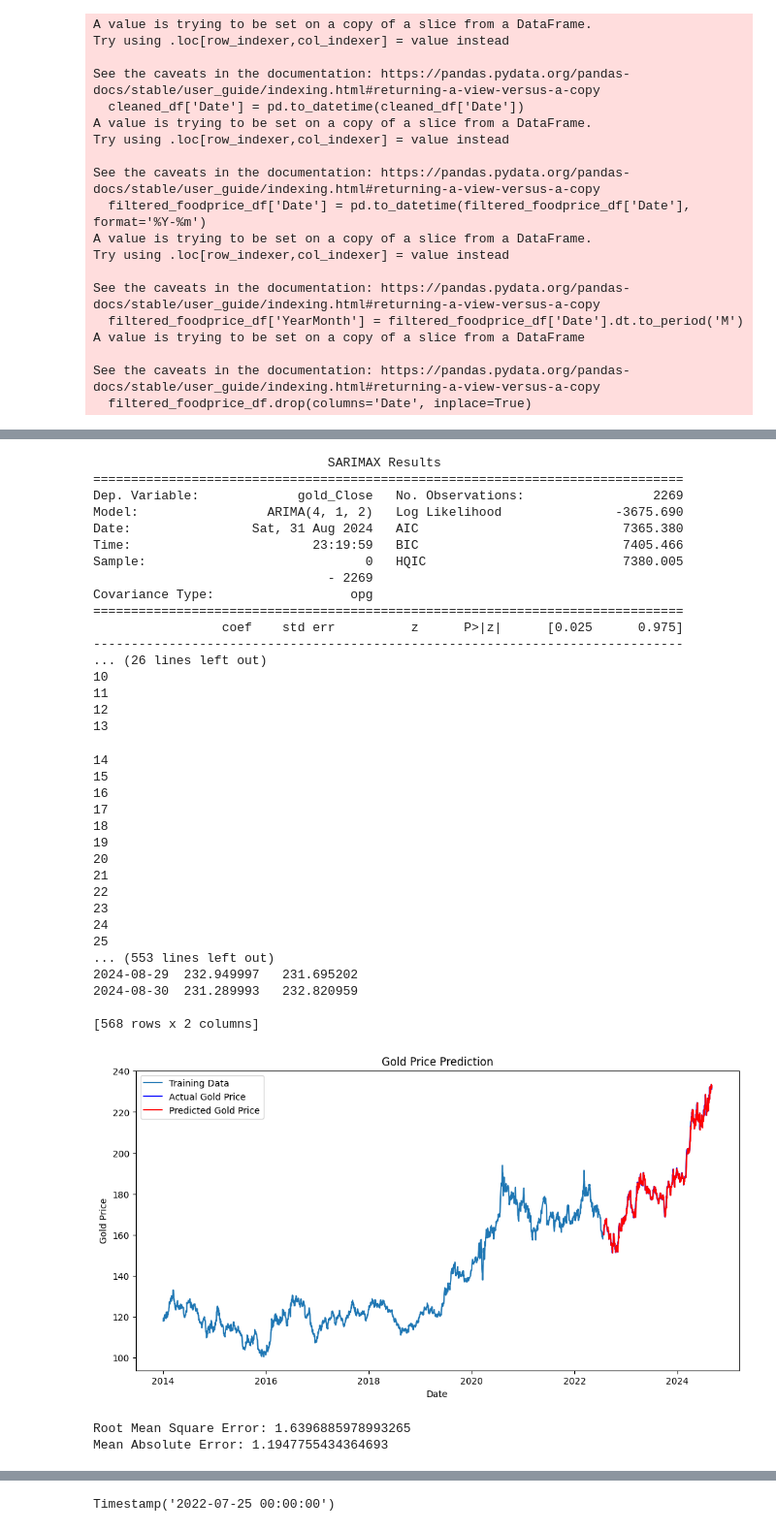
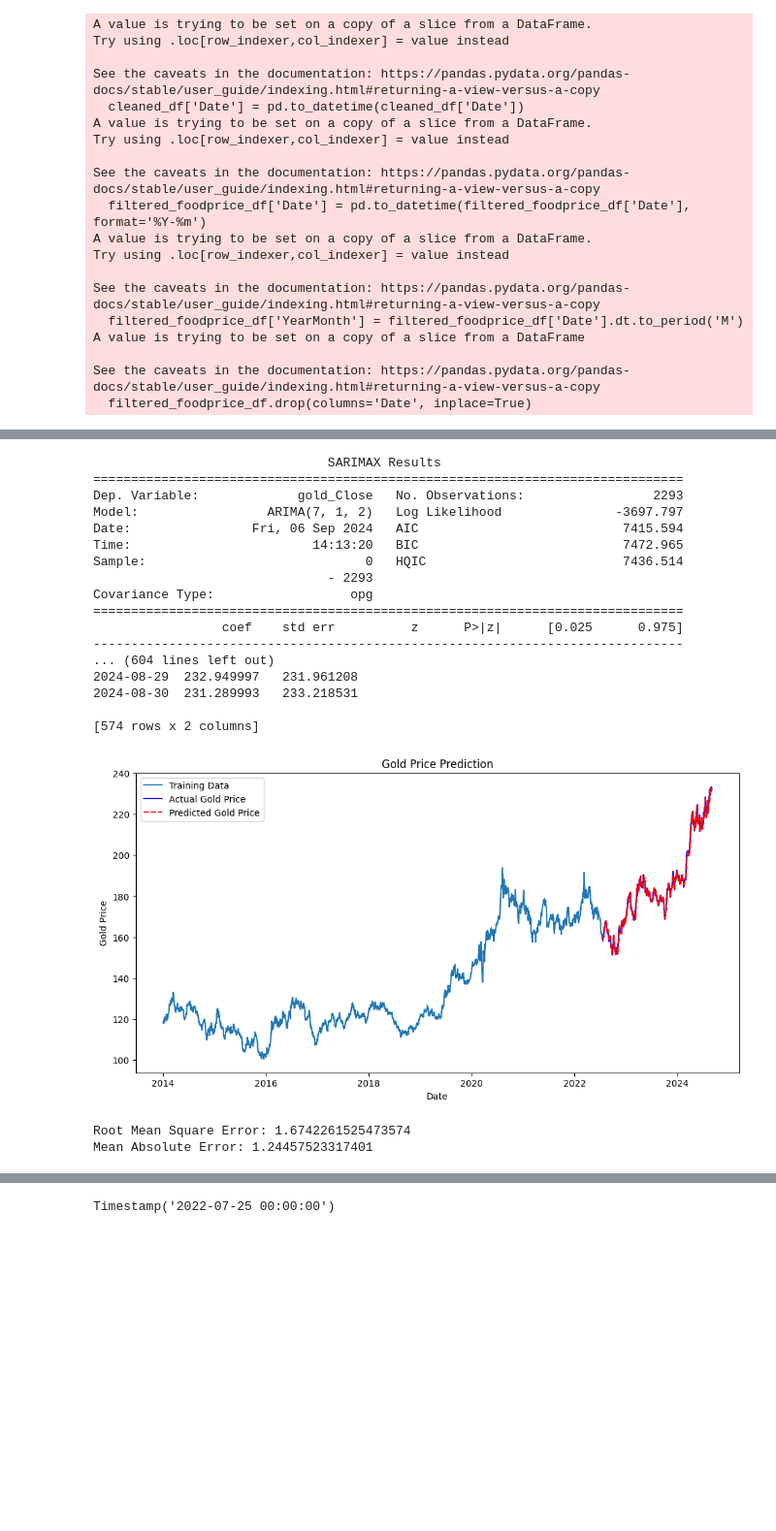
Before and after one commit to DanaMikulinsky/fintechFinalProject, a Jupyter notebook: dataExploration.ipynb, the cells around one changed output, grey strips where cells are left out. Shown at 97% size. Saved outputs shown, nothing was run; the diff lists cells and outputs as text; code cells hidden in the pictures; blank space fills up the shorter version.

Commit message:
arima and linear regr

```diff
--- a/dataExploration.ipynb
+++ b/dataExploration.ipynb
@@ -348,5 +301,5 @@ print(filtered_foodprice_df)
 # %%
-cleaned_df['Date'] = pd.to_datetime(cleaned_df['Date'])
+"""cleaned_df['Date'] = pd.to_datetime(cleaned_df['Date'])
 filtered_foodprice_df['Date'] = pd.to_datetime(filtered_foodprice_df['Date'], format='%Y-%m')
 
 cleaned_df['YearMonth'] = cleaned_df['Date'].dt.to_period('M')
@@ -370,7 +323,7 @@ all_data_df = pd.merge(all_data_df, ppi_df, on='YearMonth', how='left')
 #all_data_df = pd.merge(all_data_df, filtered_foodprice_df, on='YearMonth', how='left')
 
 # Drop the temporary YearMonth column
-all_data_df.drop(columns='YearMonth', inplace=True)
+all_data_df.drop(columns='YearMonth', inplace=True)"""
 # %% [output]
 A value is trying to be set on a copy of a slice from a DataFrame.
 Try using .loc[row_indexer,col_indexer] = value instead
@@ -392,4 +345,4 @@ A value is trying to be set on a copy of a slice from a DataFrame
 See the caveats in the documentation: https://pandas.pydata.org/pandas-docs/stable/user_guide/indexing.html#returning-a-view-versus-a-copy
   filtered_foodprice_df.drop(columns='Date', inplace=True)
 # %%
-all_data_df
+all_data_df = cleaned_df
@@ -429,7 +374,10 @@ train_size = int(len(gold_prices) * 0.8)  # 80% training, 20% testing
 train_data, test_data = gold_prices[:train_size], gold_prices[train_size:]
 
 # Define and fit the ARIMA model (p, d, q)
-model = ARIMA(train_data, order=(4, 1, 2))  # Adjust p, d, q based on your data
+# p=4 - looking 4 days back
+# d=1 - using the differences (?)
+# q=2 - using 2 last errors (?)
+model = ARIMA(train_data, order=(7, 1, 2))
 model_fit = model.fit()
 # Print the model summary
 print(model_fit.summary())
@@ -440,15 +388,11 @@ predictions = []
 
 for t in range(len(test_data)):
     print(t)
-    # Use the fitted model to make a one-step forecast
     yhat = model_fit.forecast(steps=1)
     predictions.append(yhat)
-
-    # Update the history with the true value from the test set
     history.append(test_data.iloc[t])
-
-    # Update the model with the new history without refitting
     model_fit = model_fit.append([test_data.iloc[t]])
+    #model_fit = model_fit.append([yhat])
 
 # Convert predictions to a list of numbers
 predictions = [float(pred) for pred in predictions]
@@ -457,62 +401,45 @@ predictions = [float(pred) for pred in predictions]
 pred_index = gold_prices.index[train_size:]  # Create an index for predictions
 predictions_df = pd.DataFrame(predictions, index=pred_index, columns=['Predictions'])
 
 # Combine predictions and actual test data
 test_data = test_data.to_frame()
 test_data = test_data.join(predictions_df)
 print(test_data)
 # Plotting the results
 plt.figure(figsize=(12,6))
 plt.plot(train_data, label='Training Data')
 plt.plot(test_data.index, test_data['gold_Close'], color='blue', label='Actual Gold Price')
-plt.plot(test_data.index, test_data['Predictions'], color='red', label='Predicted Gold Price')
+plt.plot(test_data.index, test_data['Predictions'], color='red', linestyle='--', label='Predicted Gold Price')
 plt.title('Gold Price Prediction')
 plt.xlabel('Date')
 plt.ylabel('Gold Price')
 plt.legend()
 plt.show()
 
 # Evaluate the model
 rmse = np.sqrt(mean_squared_error(test_data['gold_Close'], test_data['Predictions']))
 mae = mean_absolute_error(test_data['gold_Close'], test_data['Predictions'])
 
 print(f"Root Mean Square Error: {rmse}")
 print(f"Mean Absolute Error: {mae}")
 # %% [output]
                                SARIMAX Results
 ==============================================================================
-Dep. Variable:             gold_Close   No. Observations:                 2269
-Model:                 ARIMA(4, 1, 2)   Log Likelihood               -3675.690
-Date:                Sat, 31 Aug 2024   AIC                           7365.380
-Time:                        23:19:59   BIC                           7405.466
-Sample:                             0   HQIC                          7380.005
-                               - 2269
+Dep. Variable:             gold_Close   No. Observations:                 2293
+Model:                 ARIMA(7, 1, 2)   Log Likelihood               -3697.797
+Date:                Fri, 06 Sep 2024   AIC                           7415.594
+Time:                        14:13:20   BIC                           7472.965
+Sample:                             0   HQIC                          7436.514
+                               - 2293
 Covariance Type:                  opg
 ==============================================================================
                  coef    std err          z      P>|z|      [0.025      0.975]
 ------------------------------------------------------------------------------
-... (26 lines left out)
-10
-11
-12
-13
+... (604 lines left out)
+2024-08-29  232.949997   231.961208
+2024-08-30  231.289993   233.218531
+
+[574 rows x 2 columns]
+[figure, new version]
-14
-15
-16
-17
-18
-19
-20
-21
-22
-23
-24
-25
-... (553 lines left out)
-2024-08-29  232.949997   231.695202
-2024-08-30  231.289993   232.820959
-
-[568 rows x 2 columns]
+Root Mean Square Error: 1.6742261525473574
+Mean Absolute Error: 1.24457523317401
-[figure, old version]
-Root Mean Square Error: 1.6396885978993265
-Mean Absolute Error: 1.1947755434364693
```
Also changed, not shown: parts of 24 cells of this notebook.
